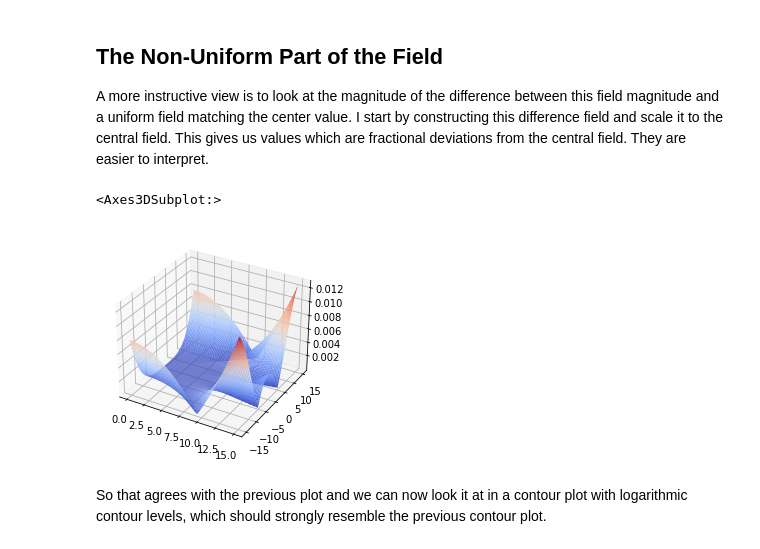
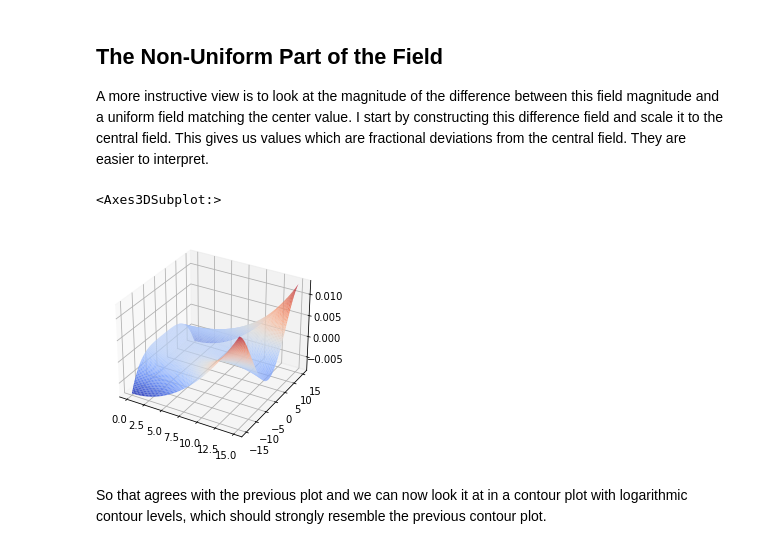
Before and after one commit to bcGitHub15/FemmHelmholtz, a Jupyter notebook: RealHelmholtzS0.ipynb, the cells around one changed output. Drawn from its saved outputs; the diff is of its cells as text; code cells hidden in the pictures.

```diff
--- a/RealHelmholtzS0.ipynb
+++ b/RealHelmholtzS0.ipynb
@@ -54,13 +54,13 @@ A more instructive view is to look at the magnitude of the difference between th
 # %%
 bmag = bs0.Mag()
 B0 = bmag.u[150,0]
 bs0diff = fp.ScalarField(bmag)
-bs0diff.u = np.abs(bs0diff.u - B0 + 1e-9)
+bs0diff.u = bs0diff.u - B0
 bs0diff.u /= B0
 bs0diff.Splot(2)
 # %% [output]
 <Axes3DSubplot:>
-[figure, old version]
+[figure, new version]
 # %% [markdown]
 So that agrees with the previous plot and we can now look it at in a contour plot with logarithmic contour levels, which should strongly resemble the previous contour plot.
 # %%
```
Also changed, not shown: parts of 12 cells of this notebook, 9 other files.
